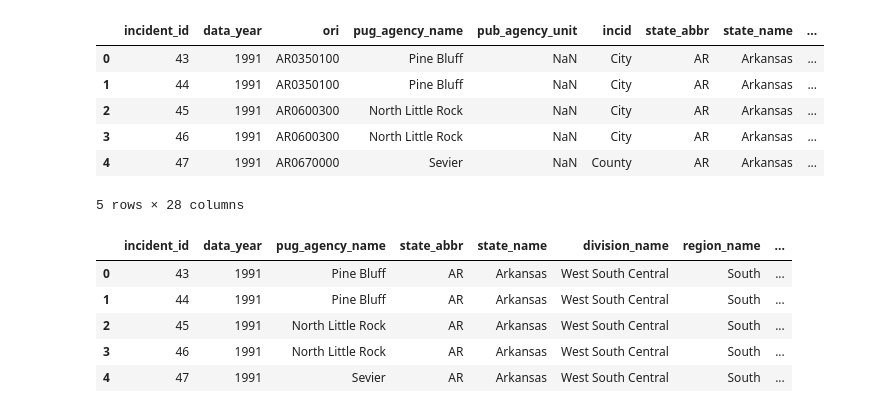
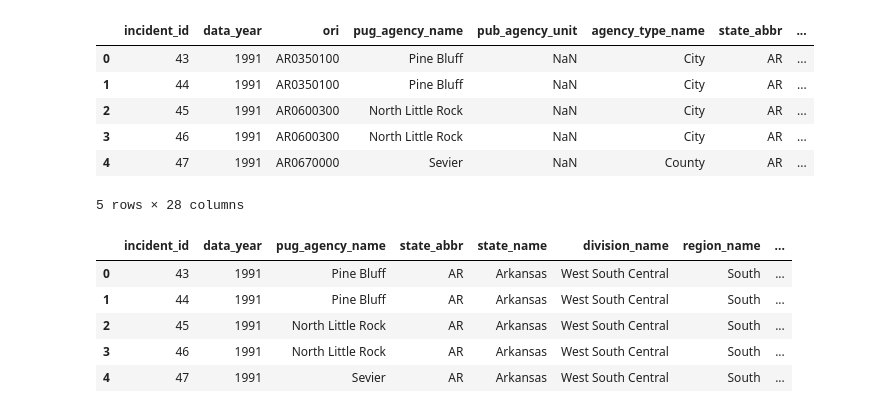
Before and after one commit to evacs/Project-3, a Jupyter notebook: etl/hate_crimes_AP.ipynb, the cells around one changed output. Saved outputs shown, nothing was run; the diff lists cells and outputs as text; code cells hidden in the pictures.

Commit message:
Update notebooks with revised csv file name

```diff
--- a/etl/hate_crimes_AP.ipynb
+++ b/etl/hate_crimes_AP.ipynb
@@ -4,15 +4,15 @@ import pandas as pd
 import numpy as np
 # %%
 #importing data
-crime_data_df = pd.read_excel('resources/hate_crimes_from_FBI.xlsx')
+crime_data_df = pd.read_csv('../resources/fbi_hate_crime_data.csv')
 crime_data_df.head()
 # %% [output]
-|  | incident_id | data_year | ori | pug_agency_name | pub_agency_unit | incid | state_abbr | state_name | ... |
-| 0 | 43 | 1991 | AR0350100 | Pine Bluff | NaN | City | AR | Arkansas | ... |
-| 1 | 44 | 1991 | AR0350100 | Pine Bluff | NaN | City | AR | Arkansas | ... |
-| 2 | 45 | 1991 | AR0600300 | North Little Rock | NaN | City | AR | Arkansas | ... |
-| 3 | 46 | 1991 | AR0600300 | North Little Rock | NaN | City | AR | Arkansas | ... |
-| 4 | 47 | 1991 | AR0670000 | Sevier | NaN | County | AR | Arkansas | ... |
+|  | incident_id | data_year | ori | pug_agency_name | pub_agency_unit | agency_type_name | state_abbr | ... |
+| 0 | 43 | 1991 | AR0350100 | Pine Bluff | NaN | City | AR | ... |
+| 1 | 44 | 1991 | AR0350100 | Pine Bluff | NaN | City | AR | ... |
+| 2 | 45 | 1991 | AR0600300 | North Little Rock | NaN | City | AR | ... |
+| 3 | 46 | 1991 | AR0600300 | North Little Rock | NaN | City | AR | ... |
+| 4 | 47 | 1991 | AR0670000 | Sevier | NaN | County | AR | ... |
 5 rows × 28 columns
 # %%
 #removing unneeded columns
```
Also changed, not shown: 1 other file.
